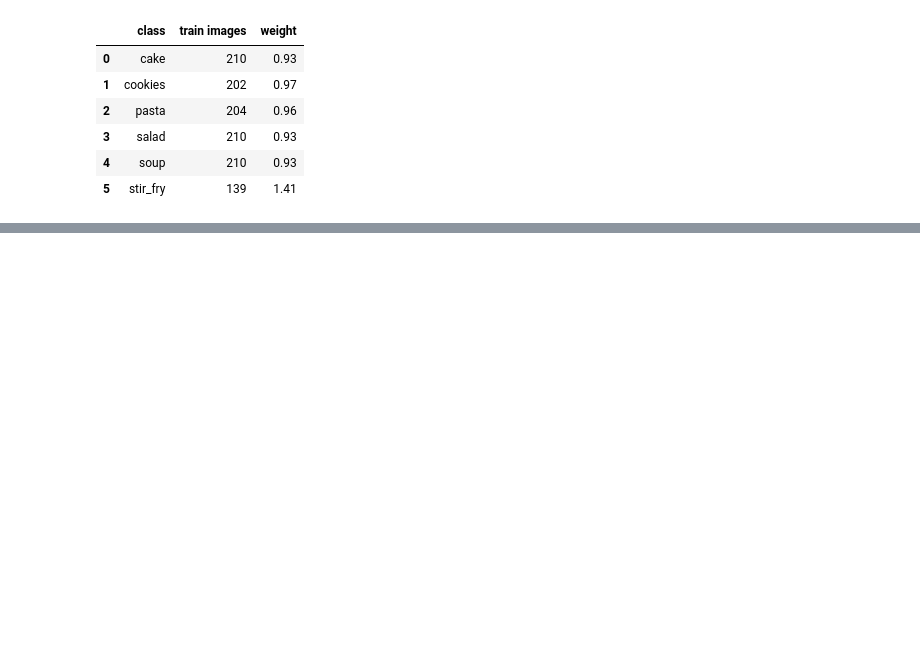
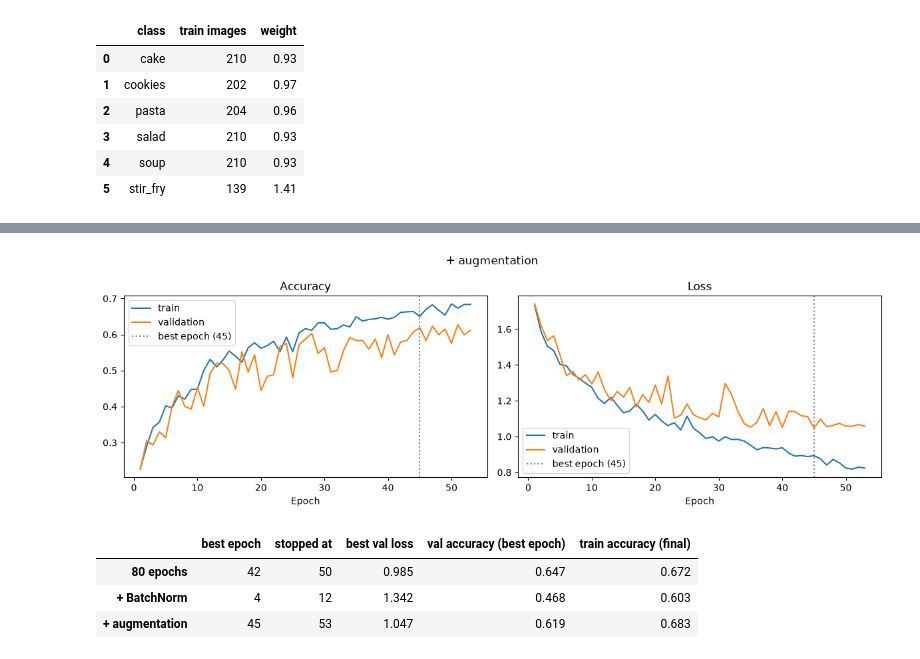
Before and after one commit to demilade-akin/food-classifier, a Jupyter notebook: food_classifier.ipynb, the cells around one changed output, grey strips where cells are left out. Cells and saved outputs as stored; diff of their text form; code cells hidden in the pictures; blank space fills up the shorter version.

```diff
--- a/food_classifier.ipynb
+++ b/food_classifier.ipynb
@@ -305,0 +462,3 @@ _To do._
+# %%
+cnn_aug = build_cnn("cnn_aug", augment=True)
+hist_cnn_aug = train(cnn_aug, epochs=80, patience=8)
@@ -305,0 +483,9 @@ _To do._
+# %%
+plot_curves(hist_cnn_aug, "+ augmentation")
+summarize_runs({"80 epochs": hist_cnn, "+ BatchNorm": hist_cnn_bn, "+ augmentation": hist_cnn_aug})
+# %% [output]
+[figure, added]
+|  | best epoch | stopped at | best val loss | val accuracy (best epoch) | train accuracy (final) |
+| 80 epochs | 42 | 50 | 0.985 | 0.647 | 0.672 |
+| + BatchNorm | 4 | 12 | 1.342 | 0.468 | 0.603 |
+| + augmentation | 45 | 53 | 1.047 | 0.619 | 0.683 |
```
Also changed, not shown: parts of 51 cells of this notebook, 5 other files.
